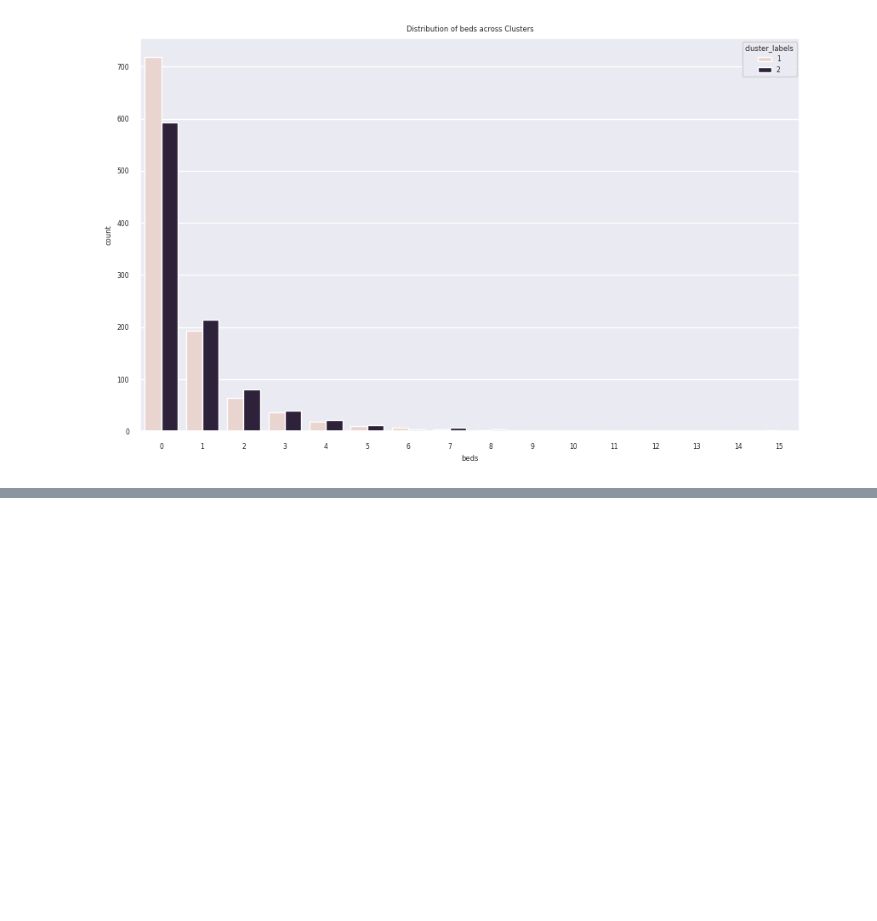
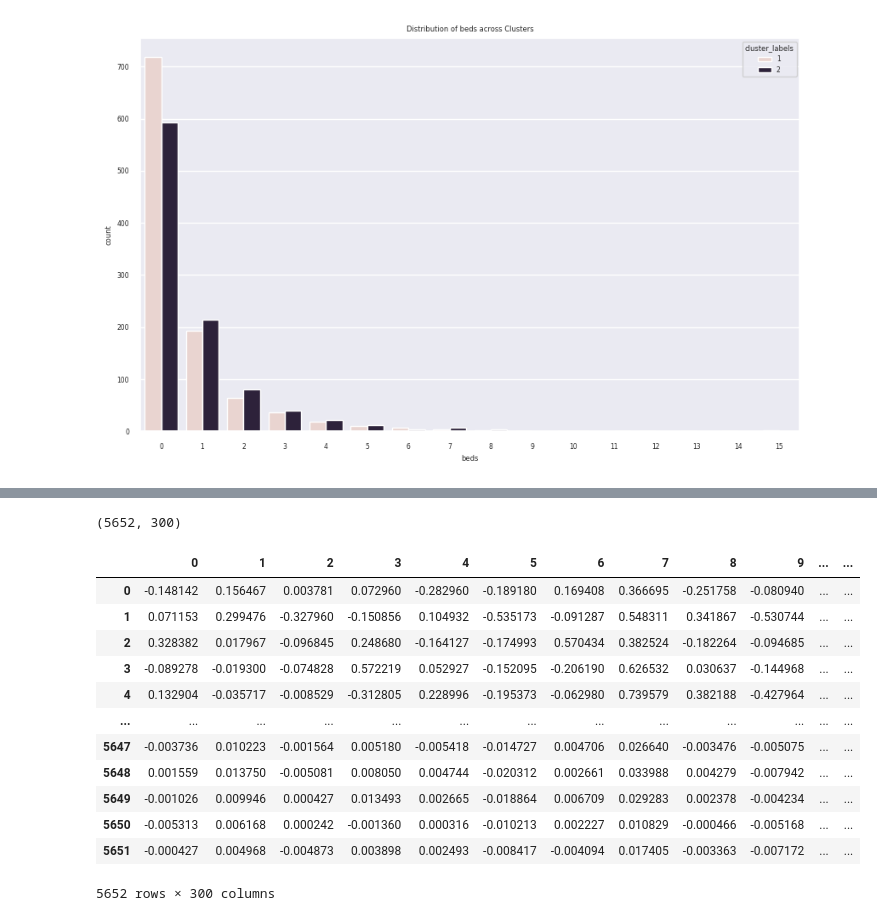
Before and after one commit to YanqiS/BA820-Project, a Jupyter notebook: 820 project coding.ipynb, the cells around one changed output, grey strips where cells are left out. Saved outputs shown, nothing was run; the diff lists cells and outputs as text; code cells hidden in the pictures; blank space fills up the shorter version.

```diff
--- a/820 project coding.ipynb
+++ b/820 project coding.ipynb
@@ -896,0 +1015,4 @@ print(single_item_rules.sort_values(by=['confidence', 'lift'], ascending=False))
+# %%
+df_text['host_about'] = pd.DataFrame(df_text.host_about.str.lower())
+df_text['host_about'] = pd.DataFrame(df_text.host_about.str.strip())
+df_text['host_about'] = pd.DataFrame(df_text.host_about.str.replace('[^\w\s]',''))
@@ -896,0 +1092,21 @@ print(single_item_rules.sort_values(by=['confidence', 'lift'], ascending=False))
+# %%
+embeddings_listing.shape
+# %% [output]
+(5652, 300)
+# %%
+embeddings_listing_df = pd.DataFrame(embeddings_listing)
+embeddings_listing_df
+# %% [output]
+|  | 0 | 1 | 2 | 3 | 4 | 5 | 6 | 7 | 8 | 9 | ... | ... |
+| 0 | -0.148142 | 0.156467 | 0.003781 | 0.072960 | -0.282960 | -0.189180 | 0.169408 | 0.366695 | -0.251758 | -0.080940 | ... | ... |
+| 1 | 0.071153 | 0.299476 | -0.327960 | -0.150856 | 0.104932 | -0.535173 | -0.091287 | 0.548311 | 0.341867 | -0.530744 | ... | ... |
+| 2 | 0.328382 | 0.017967 | -0.096845 | 0.248680 | -0.164127 | -0.174993 | 0.570434 | 0.382524 | -0.182264 | -0.094685 | ... | ... |
+| 3 | -0.089278 | -0.019300 | -0.074828 | 0.572219 | 0.052927 | -0.152095 | -0.206190 | 0.626532 | 0.030637 | -0.144968 | ... | ... |
+| 4 | 0.132904 | -0.035717 | -0.008529 | -0.312805 | 0.228996 | -0.195373 | -0.062980 | 0.739579 | 0.382188 | -0.427964 | ... | ... |
+| ... | ... | ... | ... | ... | ... | ... | ... | ... | ... | ... | ... | ... |
+| 5647 | -0.003736 | 0.010223 | -0.001564 | 0.005180 | -0.005418 | -0.014727 | 0.004706 | 0.026640 | -0.003476 | -0.005075 | ... | ... |
+| 5648 | 0.001559 | 0.013750 | -0.005081 | 0.008050 | 0.004744 | -0.020312 | 0.002661 | 0.033988 | 0.004279 | -0.007942 | ... | ... |
+| 5649 | -0.001026 | 0.009946 | 0.000427 | 0.013493 | 0.002665 | -0.018864 | 0.006709 | 0.029283 | 0.002378 | -0.004234 | ... | ... |
+| 5650 | -0.005313 | 0.006168 | 0.000242 | -0.001360 | 0.000316 | -0.010213 | 0.002227 | 0.010829 | -0.000466 | -0.005168 | ... | ... |
+| 5651 | -0.000427 | 0.004968 | -0.004873 | 0.003898 | 0.002493 | -0.008417 | -0.004094 | 0.017405 | -0.003363 | -0.007172 | ... | ... |
+5652 rows × 300 columns
```
Also changed, not shown: parts of 23 cells of this notebook, 1 other file.
